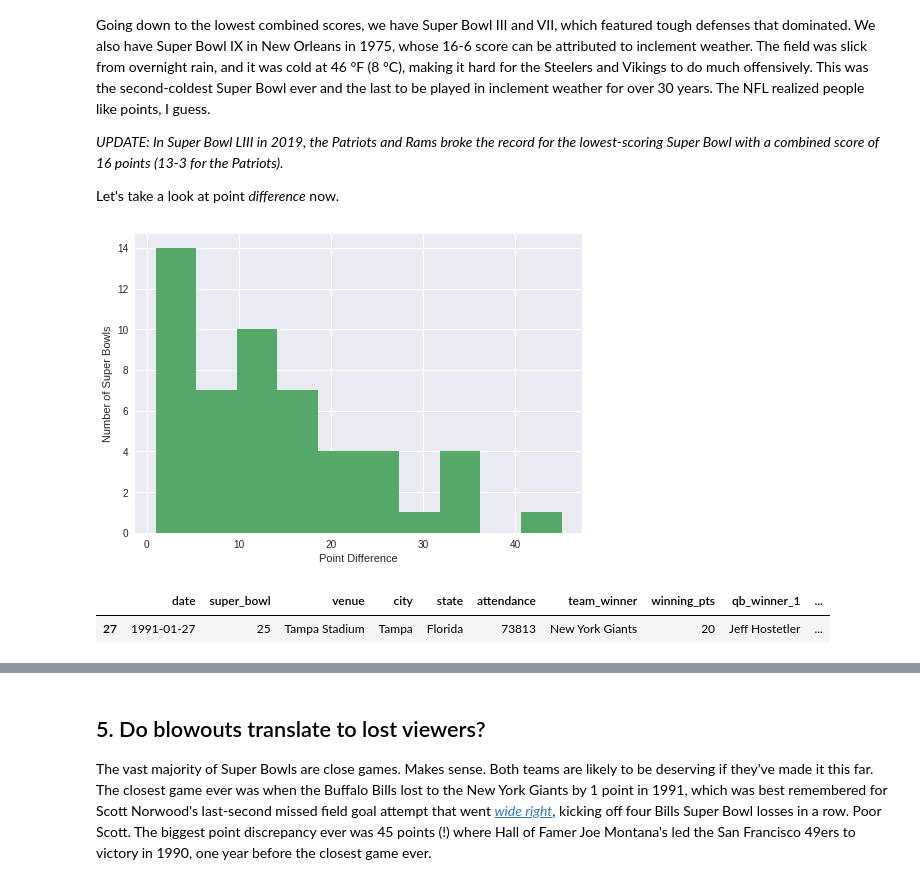
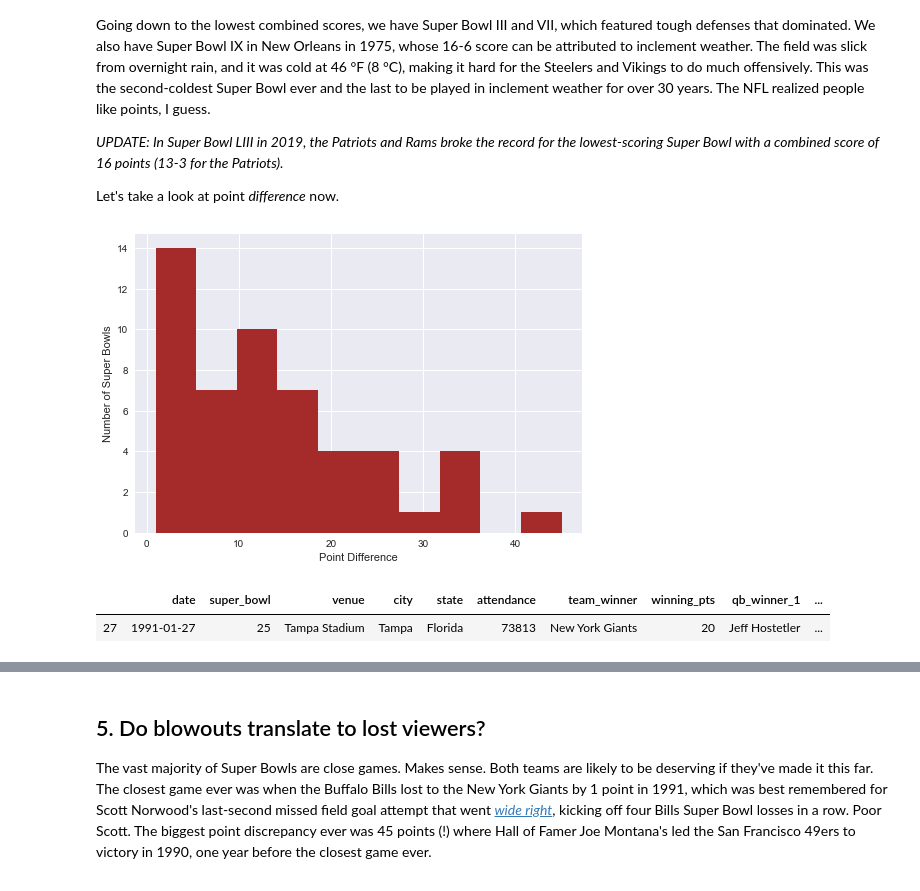
Before and after one commit to vishvapalsinh/Superbowl, a Jupyter notebook: notebook.ipynb, the cells around one changed output, grey strips where cells are left out. Drawn from its saved outputs; the diff is of its cells as text; code cells hidden in the pictures.

```diff
--- a/notebook.ipynb
+++ b/notebook.ipynb
@@ -118,18 +117,18 @@ display(super_bowls[super_bowls['combined_pts'] < 25])
 <p>Let's take a look at point <em>difference</em> now.</p>
 # %%
 # Plot a histogram of point differences
-plt.hist(super_bowls.difference_pts)
+
 plt.xlabel('Point Difference')
 plt.ylabel('Number of Super Bowls')
-plt.hist([super_bowls['difference_pts']], bins=10)
+plt.hist([super_bowls['difference_pts']], bins=10, color = 'brown')
 plt.show()
 
 
 # Display the closest game(s) and biggest blowouts
 display(super_bowls[super_bowls['difference_pts'] == 1])
 display(super_bowls[super_bowls['difference_pts'] >= 35])
 # %% [output]
-[figure, old version]
+[figure, new version]
 |  | date | super_bowl | venue | city | state | attendance | team_winner | winning_pts | qb_winner_1 | ... |
 | 27 | 1991-01-27 | 25 | Tampa Stadium | Tampa | Florida | 73813 | New York Giants | 20 | Jeff Hostetler | ... |
 |  | date | super_bowl | venue | city | state | attendance | team_winner | winning_pts | qb_winner_1 | ... |
```
Also changed, not shown: parts of 7 cells of this notebook.
